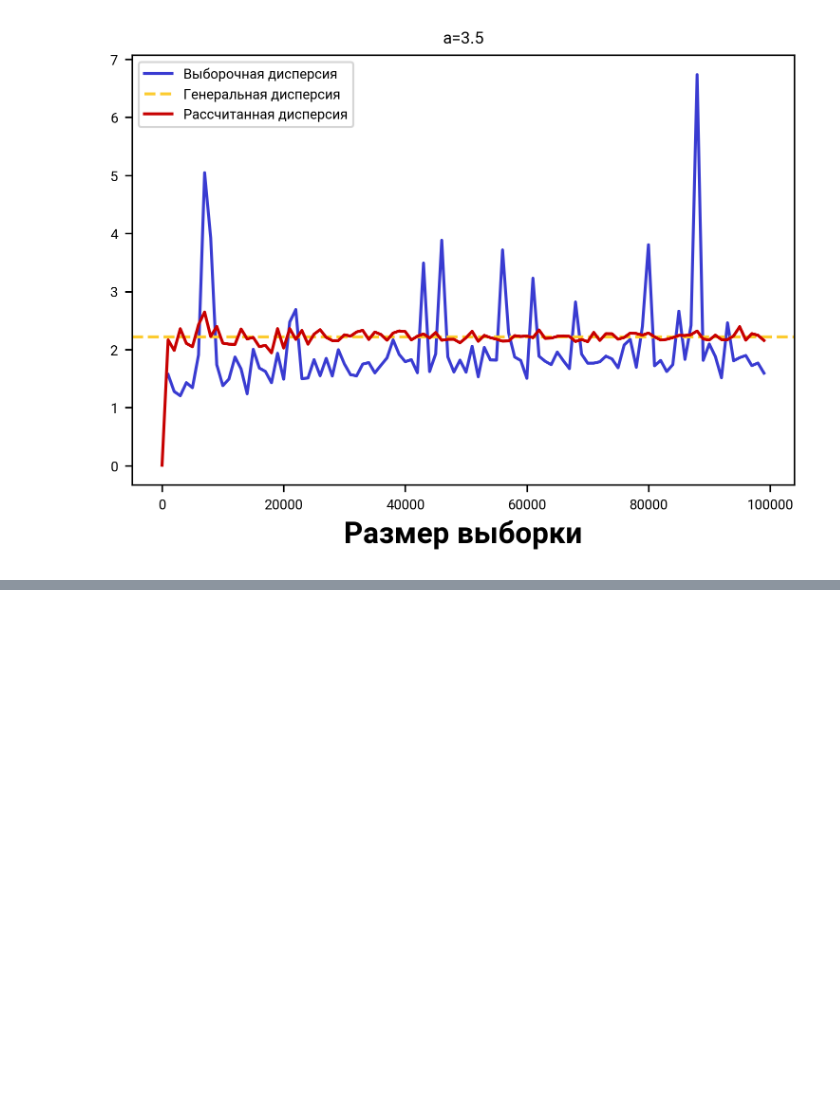
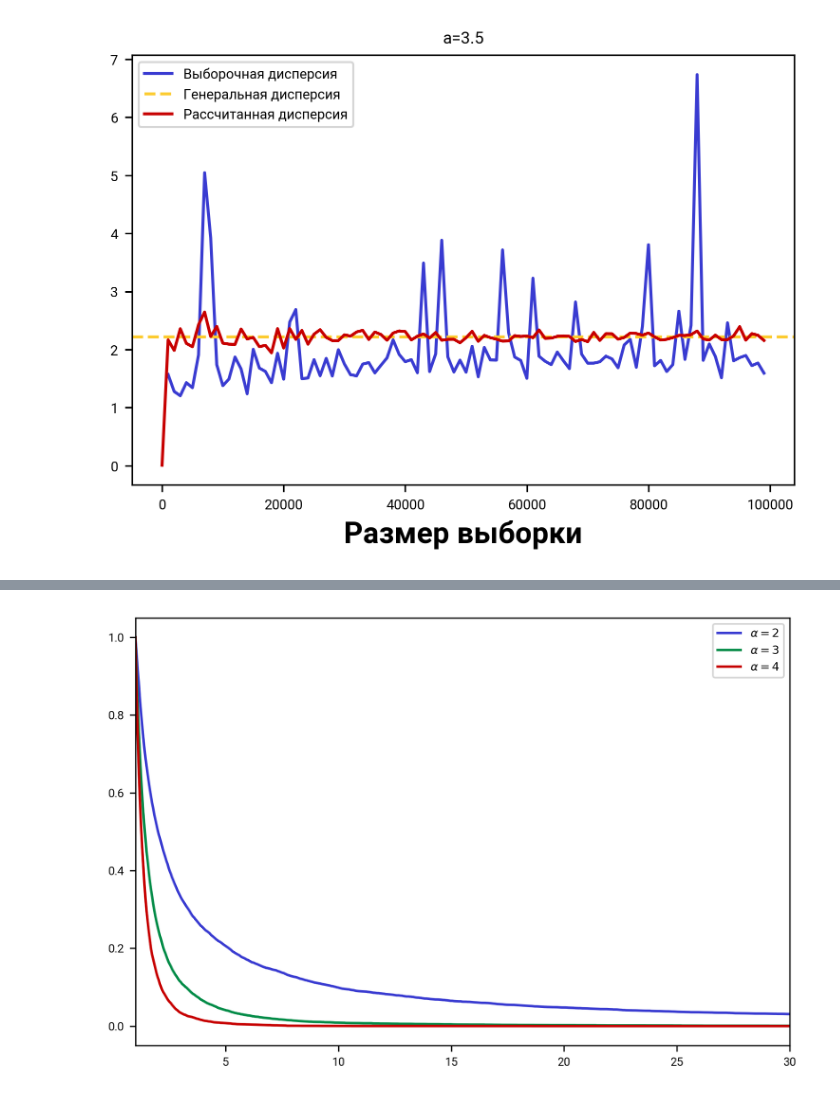
Before and after one commit to VladimirShitov/network_theory_course, a Jupyter notebook: Figures.ipynb, the cells around one changed output, grey strips where cells are left out. Cells and saved outputs as stored; diff of their text form; code cells hidden in the pictures; blank space fills up the shorter version.

```diff
--- a/Figures.ipynb
+++ b/Figures.ipynb
@@ -317,0 +360,31 @@ plt.legend();
+# %%
+ALPHA_1 = 2
+ALPHA_2 = 3
+ALPHA_3 = 4
+
+observations_alpha_1 = powerlaw.Power_Law(discrete=False, parameters=[ALPHA_1], xmin=1).generate_random(N_OBSERVATIONS)
+observations_alpha_2 = powerlaw.Power_Law(discrete=False, parameters=[ALPHA_2], xmin=1).generate_random(N_OBSERVATIONS)
+observations_alpha_3 = powerlaw.Power_Law(discrete=False, parameters=[ALPHA_3], xmin=1).generate_random(N_OBSERVATIONS)
+
+max_observation = max(max(obs) for obs in [observations_alpha_1, observations_alpha_2, observations_alpha_3]) + 100
+x = np.linspace(1, 50, 1000)
+
+density_1 = np.array([np.mean(observations_alpha_1 > x_i) for x_i in x])
+density_2 = np.array([np.mean(observations_alpha_2 > x_i) for x_i in x])
+density_3 = np.array([np.mean(observations_alpha_3 > x_i) for x_i in x])
+# %%
+ax = plt.subplot()
+
+ax.plot(x, density_1, color=BLUE_COLOR, label=f"$\\alpha={ALPHA_1}$")
+ax.plot(x, density_2, color=GREEN_COLOR, label=f"$\\alpha={ALPHA_2}$")
+ax.plot(x, density_3, color=RED_COLOR, label=f"$\\alpha={ALPHA_3}$")
+
+# ax.set_yscale("log")
+# ax.set_xscale("log")
+ax.set_xlim(1, 30)
+ax.legend()
+
+plt.tight_layout()
+plt.savefig("images/powerlaw_CCDF_different_alphas.png")
+# %% [output]
+[figure, added]
```
Also changed, not shown: parts of 8 cells of this notebook.
